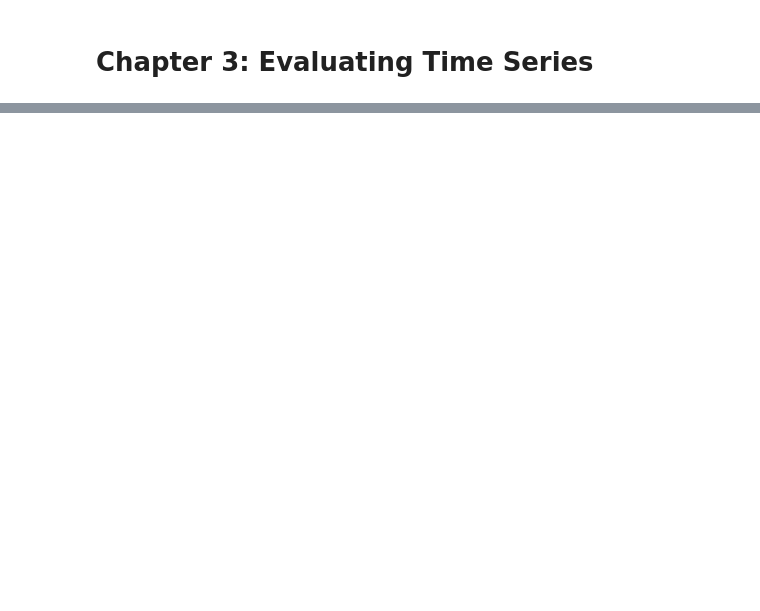
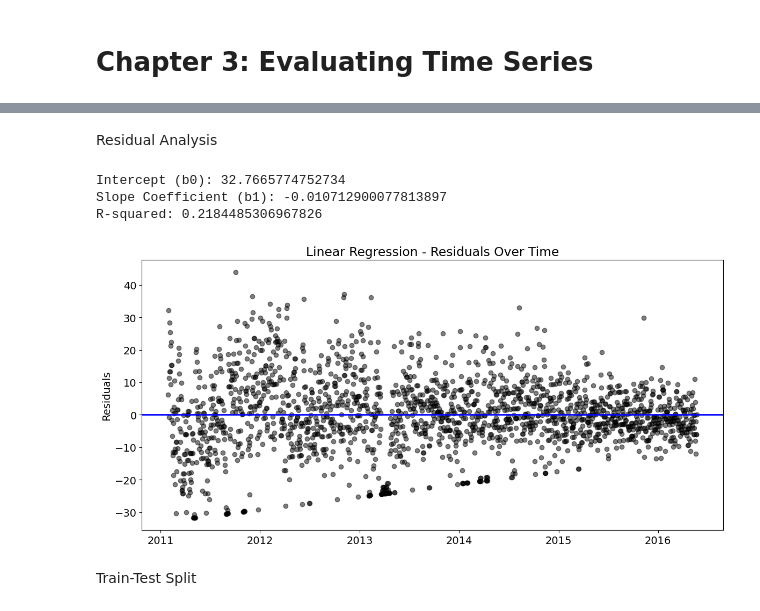
Before and after one commit to Brenden-Dean-Perry/TimeSeriesWithPyTorch, a Jupyter notebook: src/Notebooks/Chapter_3_EvaluatingTimeSeries.ipynb, the cells around one changed output, grey strips where cells are left out. Saved outputs shown, nothing was run; the diff lists cells and outputs as text; code cells hidden in the pictures; blank space fills up the shorter version.

```diff
--- a/src/Notebooks/Chapter_3_EvaluatingTimeSeries.ipynb
+++ b/src/Notebooks/Chapter_3_EvaluatingTimeSeries.ipynb
@@ -28,0 +113,28 @@ panel_df = remove_tail(panel_df, drop_value=28).copy()
+# %% [markdown]
+Residual Analysis
+# %%
+from Modeling.StatisticalModeling.OLS import ols_model
+
+series_df.reset_index(inplace=True)
+series_df['days'] = (pd.to_datetime(series_df['date']) -
+                     pd.to_datetime(series_df['date'].min())).dt.days
+
+model = ols_model(series_df[['days']], series_df['sold'])
+X = series_df[['days']]
+series_df['predicted'] = model.predict(X)
+series_df['residuals'] = series_df['sold'] - series_df['predicted']
+
+plt.figure(figsize=(12, 6))
+plt.scatter(series_df['date'], series_df['residuals'], alpha=0.5, color=custom_palette[0])
+plt.axhline(y=0, color=custom_palette[1], linestyle='-', linewidth=2)
+plt.title('Linear Regression - Residuals Over Time')
+plt.ylabel('Residuals')
+plt.tight_layout()
+plt.show()
+# %% [output]
+Intercept (b0): 32.7665774752734
+Slope Coefficient (b1): -0.010712900077813897
+R-squared: 0.2184485306967826
+[figure, added]
+# %% [markdown]
+Train-Test Split
```
Also changed, not shown: parts of 18 cells of this notebook, 10 other files.
